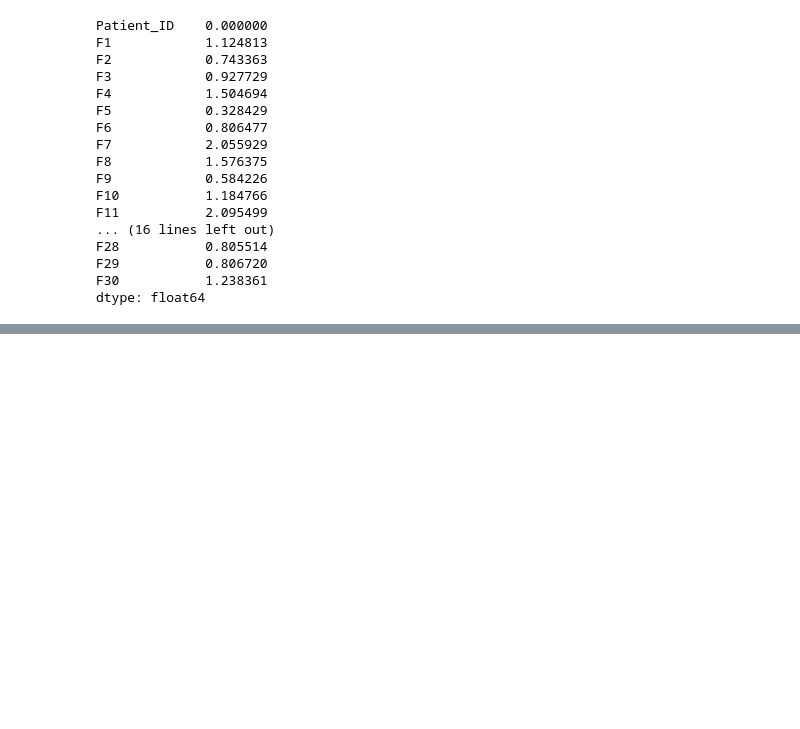
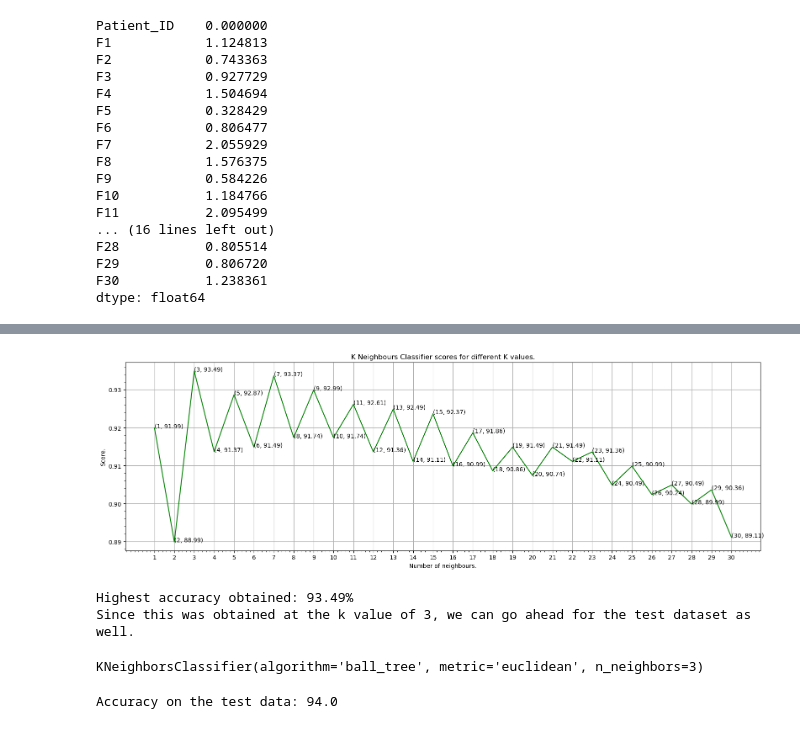
Before and after one commit to AdityaSreevatsaK/DS-ML-Playground, a Jupyter notebook: c. Jupyter Notebooks/Skin Analysis.ipynb, the cells around one changed output, grey strips where cells are left out. Drawn from its saved outputs; the diff is of its cells as text; code cells hidden in the pictures; blank space fills up the shorter version.

```diff
--- a/c. Jupyter Notebooks/Skin Analysis.ipynb
+++ b/c. Jupyter Notebooks/Skin Analysis.ipynb
@@ -121,0 +126,10 @@ plt.show()
+# %%
+X = skin_data.drop(labels='Skin_treatment', axis=1)
+y = skin_data['Skin_treatment']
+# %%
+feature_names = X.columns
+standard_scaler = StandardScaler()
+X = standard_scaler.fit_transform(X)
+X = pd.DataFrame(X, columns=feature_names)
+display(X.head(2))
+display(y.head(2))
@@ -121,0 +144,43 @@ plt.show()
+# %%
+X_train, X_test, y_train, y_test = train_test_split(X, y, test_size=0.2, shuffle=True, random_state=0)
+# %%
+knn_scores = []
+stratified_k_fold_cv = StratifiedKFold(n_splits=5, shuffle=True, random_state=0)
+for k in range(1, 31):
+    knn_classifier = KNeighborsClassifier(n_neighbors=k, algorithm='ball_tree', metric='euclidean')
+    knn_scores.append(cross_val_score(knn_classifier,
+                                      X_train,
+                                      y_train,
+                                      cv=stratified_k_fold_cv,
+                                      scoring='accuracy').mean())
+# %%
+plt.figure(figsize=(16, 5))
+plt.plot([k for k in range(1, 31)], knn_scores, color='green')
+for i in range(1, 31):
+    plt.text(i, knn_scores[i-1], (i, round(knn_scores[i-1]*100, 2)))
+plt.xticks([i for i in range(1, 31)])
+plt.tight_layout()
+plt.minorticks_on()
+plt.grid()
+plt.title("K Neighbours Classifier scores for different K values.")
+plt.xlabel("Number of neighbours.")
+plt.ylabel("Score.")
+plt.show()
+# %% [output]
+[figure, added]
+# %%
+print(f"Highest accuracy obtained: {round(max(knn_scores) * 100, 2)}%")
+print("Since this was obtained at the k value of 3, we can go ahead for the test dataset as well.")
+# %% [output]
+Highest accuracy obtained: 93.49%
+Since this was obtained at the k value of 3, we can go ahead for the test dataset as well.
+# %%
+knn_classifier = KNeighborsClassifier(n_neighbors=3, algorithm='ball_tree', metric='euclidean')
+knn_classifier.fit(X_train, y_train)
+# %% [output]
+KNeighborsClassifier(algorithm='ball_tree', metric='euclidean', n_neighbors=3)
+# %%
+y_test_pred = knn_classifier.predict(X_test)
+print(f"Accuracy on the test data: {accuracy_score(y_test, y_test_pred) * 100}")
+# %% [output]
+Accuracy on the test data: 94.0
```
Also changed, not shown: parts of 12 cells of this notebook, 2 other files.
